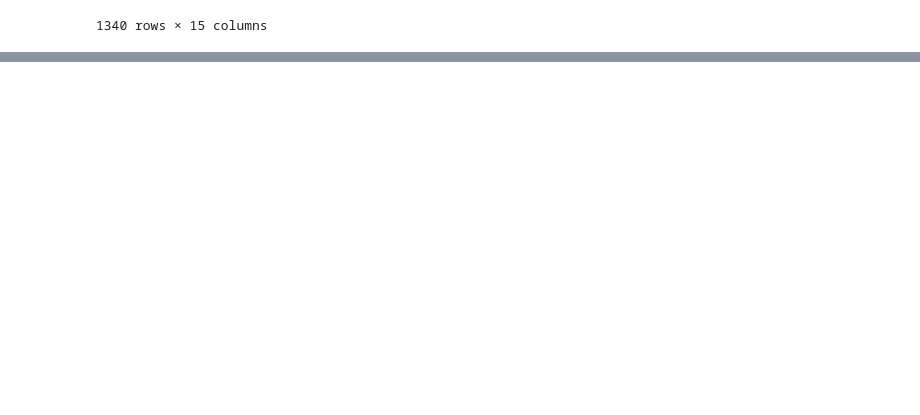
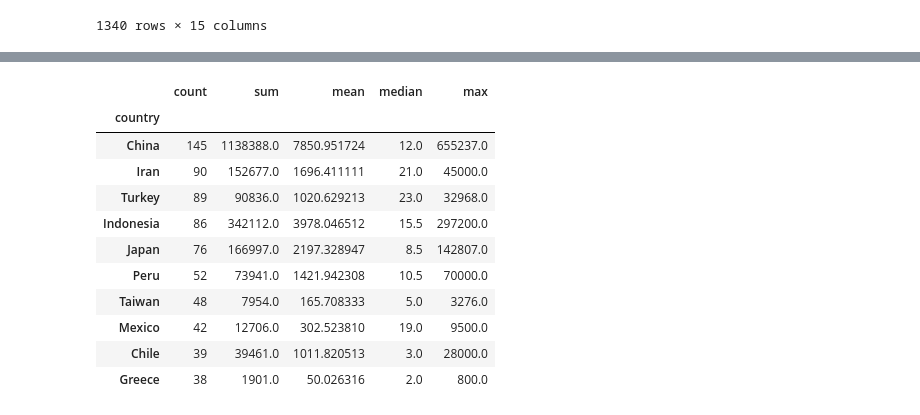
Before and after one commit to nss-data-science-cohort-4/dq3-earthquakes-very-success-2, a Jupyter notebook: notebooks/earthquakes_mp_03_mapping.ipynb, the cells around one changed output, grey strips where cells are left out. Saved outputs shown, nothing was run; the diff lists cells and outputs as text; code cells hidden in the pictures; blank space fills up the shorter version.

```diff
--- a/notebooks/earthquakes_mp_03_mapping.ipynb
+++ b/notebooks/earthquakes_mp_03_mapping.ipynb
@@ -55,0 +80,17 @@ dtype: object
+# %%
+quake_deaths.columns = ['count', 'sum', 'mean', 'median', 'max']
+# %%
+quake_deaths.sort_values('count', ascending=False).head(10)
+# %% [output]
+|  | count | sum | mean | median | max |
+| country |  |  |  |  |  |
+| China | 145 | 1138388.0 | 7850.951724 | 12.0 | 655237.0 |
+| Iran | 90 | 152677.0 | 1696.411111 | 21.0 | 45000.0 |
+| Turkey | 89 | 90836.0 | 1020.629213 | 23.0 | 32968.0 |
+| Indonesia | 86 | 342112.0 | 3978.046512 | 15.5 | 297200.0 |
+| Japan | 76 | 166997.0 | 2197.328947 | 8.5 | 142807.0 |
+| Peru | 52 | 73941.0 | 1421.942308 | 10.5 | 70000.0 |
+| Taiwan | 48 | 7954.0 | 165.708333 | 5.0 | 3276.0 |
+| Mexico | 42 | 12706.0 | 302.523810 | 19.0 | 9500.0 |
+| Chile | 39 | 39461.0 | 1011.820513 | 3.0 | 28000.0 |
+| Greece | 38 | 1901.0 | 50.026316 | 2.0 | 800.0 |
```
Also changed, not shown: parts of 24 cells of this notebook.
